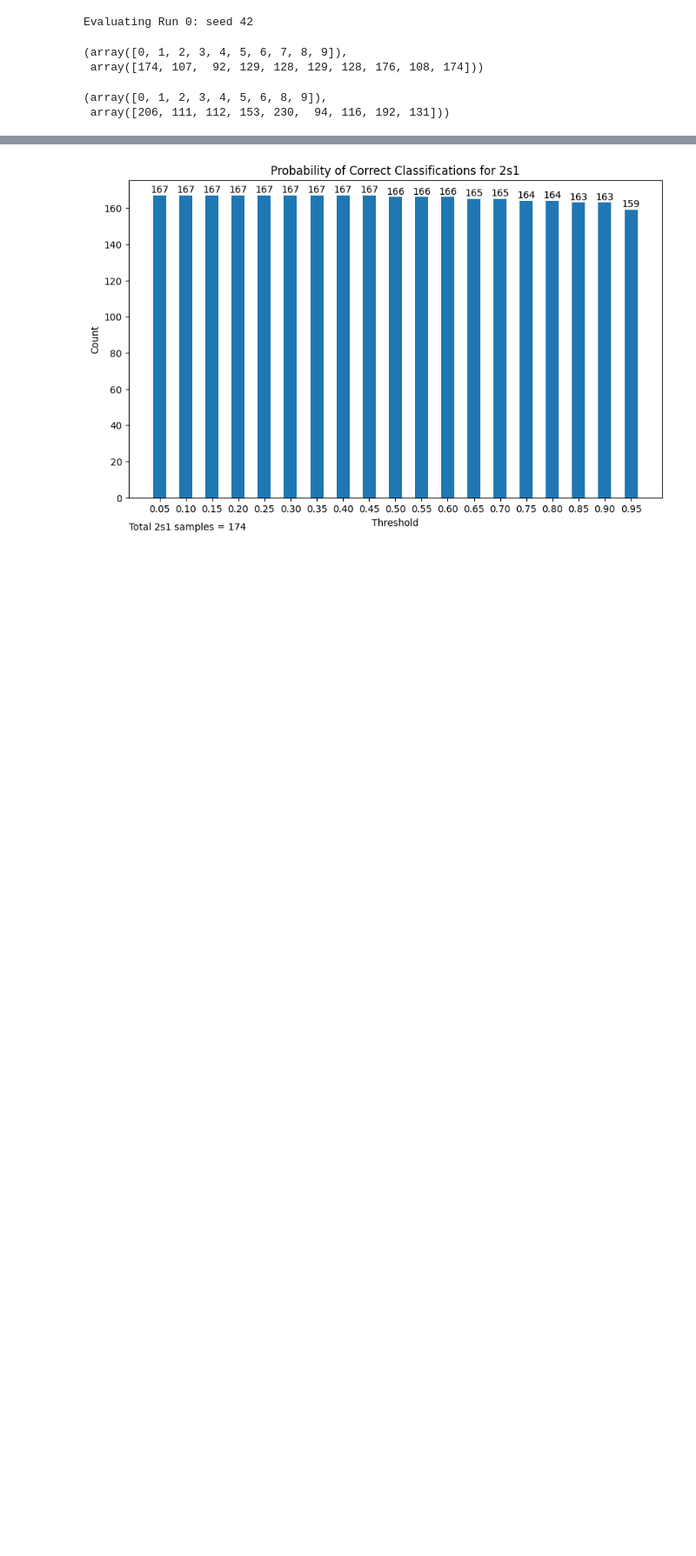
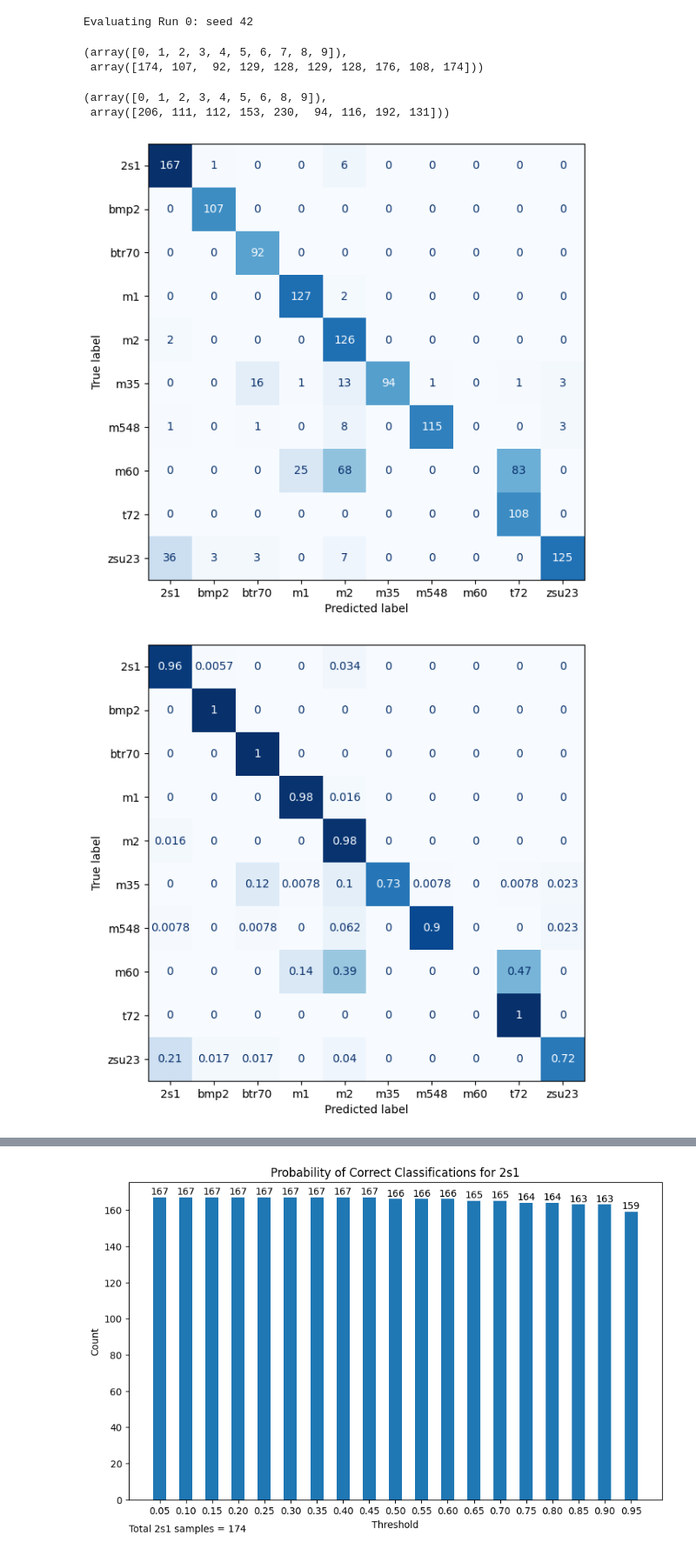
Before and after one commit to alvin-ng44/SAR_ML, a Jupyter notebook: notebooks/SSR/OOD/OOD_m60.ipynb, the cells around one changed output, grey strips where cells are left out. Shown at 87% size. Cells and saved outputs as stored; diff of their text form; code cells hidden in the pictures; blank space fills up the shorter version.

```diff
--- a/notebooks/SSR/OOD/OOD_m60.ipynb
+++ b/notebooks/SSR/OOD/OOD_m60.ipynb
@@ -147,6 +147,25 @@ np.unique(preds_og, return_counts=True)
 # %% [output]
 (array([0, 1, 2, 3, 4, 5, 6, 8, 9]),
  array([206, 111, 112, 153, 230,  94, 116, 192, 131]))
+# %%
+# confusion matrix
+cm = confusion_matrix(labels, preds_og)
+cm_cpu  = cp.asnumpy(cm)
+
+disp = ConfusionMatrixDisplay(cm_cpu, display_labels = synth_ds.classes)
+fig, ax = plt.subplots(figsize=(7, 7))
+disp.plot(ax=ax, colorbar=False, cmap="Blues")
+plt.show()
+
+cm_norm = confusion_matrix(labels, preds_og, normalize = "true")
+cm_norm_cpu  = cp.asnumpy(cm_norm)
+disp = ConfusionMatrixDisplay(cm_norm_cpu, display_labels = synth_ds.classes)
+fig, ax = plt.subplots(figsize=(7, 7))
+disp.plot(ax=ax, colorbar=False, cmap="Blues")
+plt.show()
+# %% [output]
+[figure, added]
+[figure, added]
 # %%
 combined_ds = ConcatDataset([train_ds, test_ds])
 combined_loader = DataLoader(combined_ds, batch_size=64, shuffle=False, num_workers=12, pin_memory=True, persistent_workers=True)
```
Also changed, not shown: parts of 3 cells of this notebook, 23 other files.
